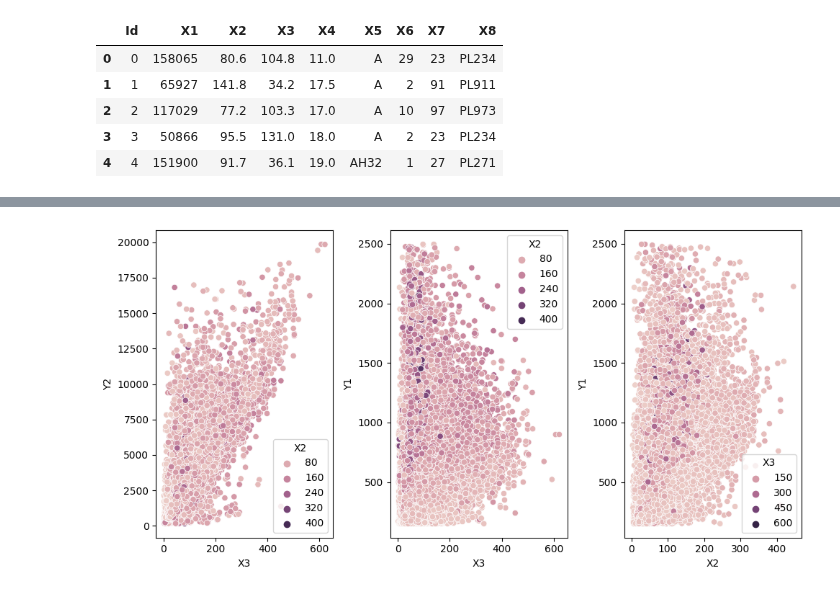
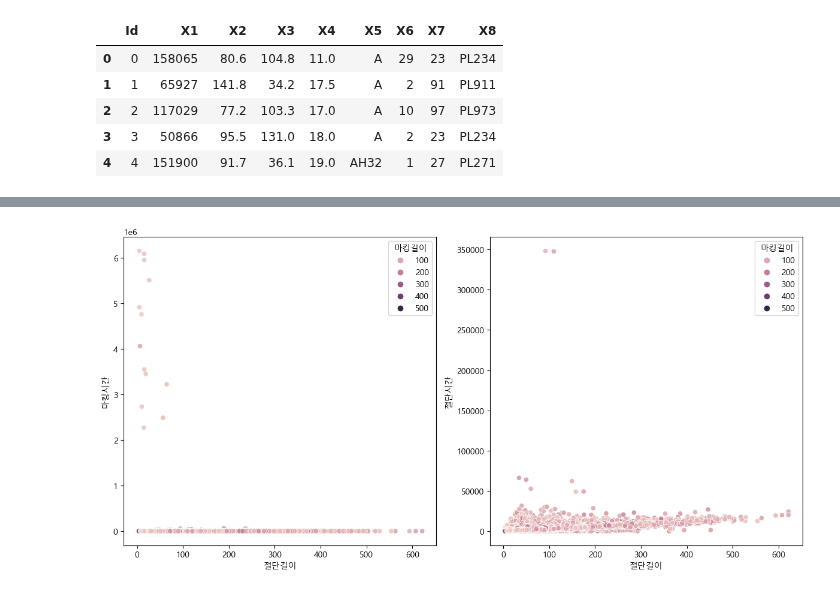
Before and after one commit to dlwls22/Hyundai_DT, a Jupyter notebook: EDA.ipynb, the cells around one changed output, grey strips where cells are left out. Drawn from its saved outputs; the diff is of its cells as text; code cells hidden in the pictures.

```diff
--- a/EDA.ipynb
+++ b/EDA.ipynb
@@ -85,5 +110,5 @@ test.drop(columns = ['Id'], inplace = True)
 # %%
-categorical_features = ['X5', 'X8']
+categorical_features = ['철판재질', '작업자']
 encoders = {}
 
 for feature in tqdm(categorical_features, desc="Encoding features"):
@@ -176,10 +196,24 @@ Index(['X1', 'X2', 'X3', 'X4', 'X5', 'X6', 'X7', 'X8', 'Y1', 'Y2'], dtype='objec
 # %%
-drop_indices = train[(train['Y1'] >= 2500) |
-                     (train['Y2'] >= 20000) |
-                     (train['X2'] >= 500) |
-                     (train['X4'] > 40) |
-                     (train['X6'] >= 265)].index
+# drop_indices = train[(train['Y1'] >= 2500) |
+#                      (train['Y2'] >= 20000) |
+#                      (train['X2'] >= 500) |
+#                      (train['X4'] > 40) |
+#                      (train['X6'] >= 265)].index
 
-train = train.drop(drop_indices)
-train = train[(train['Y1'] > 150) & (train['Y1'] <= 67000) & (train['Y2'] > 150) & (train['Y2'] <= 67000)]
+# train = train.drop(drop_indices)
+# train = train[(train['Y1'] > 150) & (train['Y1'] <= 67000) & (train['Y2'] > 150) & (train['Y2'] <= 67000)]
+
+def remove_outliers_with_k(column, k=1.5):
+    Q1 = column.quantile(0.25)
+    Q3 = column.quantile(0.75)
+    IQR = Q3 - Q1
+    lower_bound = Q1 - (k * IQR)
+    upper_bound = Q3 + (k * IQR)
+    return (column >= lower_bound) & (column <= upper_bound)
+
+train = train[remove_outliers_with_k(train['마킹시간'], k=5) & remove_outliers_with_k(train['절단시간'], k=5)]
+
+train = train[(train['마킹길이'] <= 445.300000) | (train['절단길이'] <= 621.300000) | (train['철판두께'] <= 36.000000) | (train['절단갯수'] <= 262.000000) | (train['마킹시간'] == 0) | (train['절단시간'] == 0)]
+
+train = train.reset_index(drop=True)
 # %%
@@ -279,15 +354,15 @@ sns.scatterplot(x=train['X2'], y=train['X3'], hue = train['X6_category'].astype(
 # %%
-plt.figure(figsize = (10, 5))
-plt.subplot(1, 3, 1)
-sns.scatterplot(x = 'X3', y = 'Y2', hue = 'X2', data = train)
+plt.figure(figsize = (12, 6))
+plt.subplot(1, 2, 1)
+sns.scatterplot(x = '절단길이', y = '마킹시간', hue = '마킹길이', data = train)
 
-plt.subplot(1, 3, 2)
-sns.scatterplot(x = 'X3', y = 'Y1', hue = 'X2', data = train)
+plt.subplot(1, 2, 2)
+sns.scatterplot(x = '절단길이', y = '절단시간', hue = '마킹길이', data = train)
 
-plt.subplot(1, 3, 3)
-sns.scatterplot(x = 'X2', y = 'Y1', hue = 'X3', data = train)
+# plt.subplot(1, 3, 3)
+# sns.scatterplot(x = '마킹길이', y = '마킹시간', hue = '절단길이', data = train)
 
 plt.tight_layout()
 plt.show()
 # %% [output]
-[figure, old version]
+[figure, new version]
```
Also changed, not shown: parts of 28 cells of this notebook.
